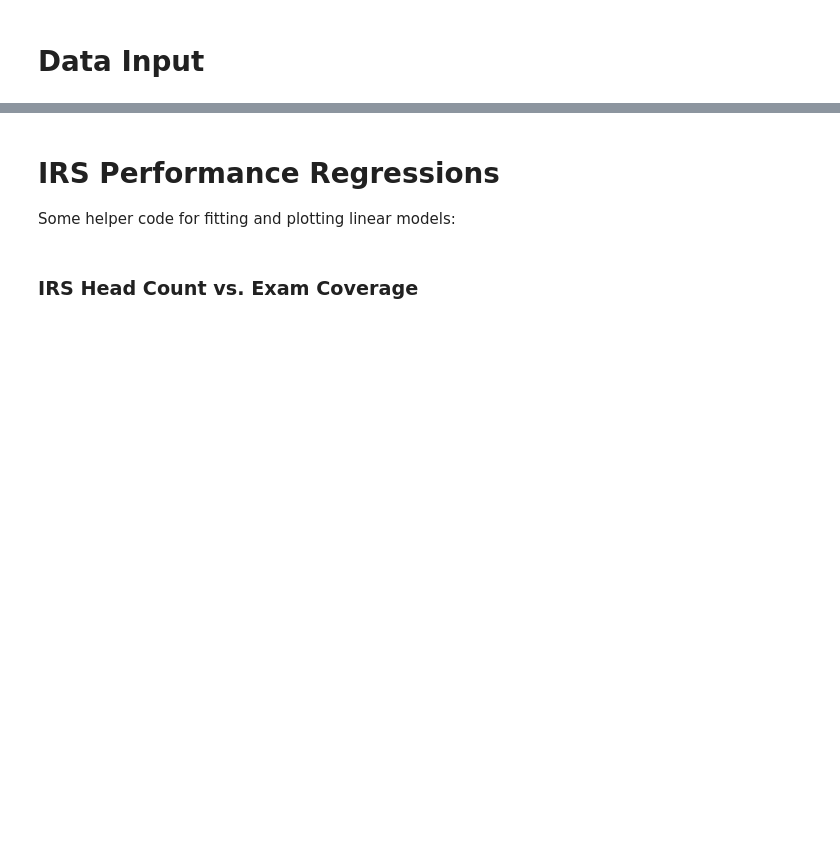
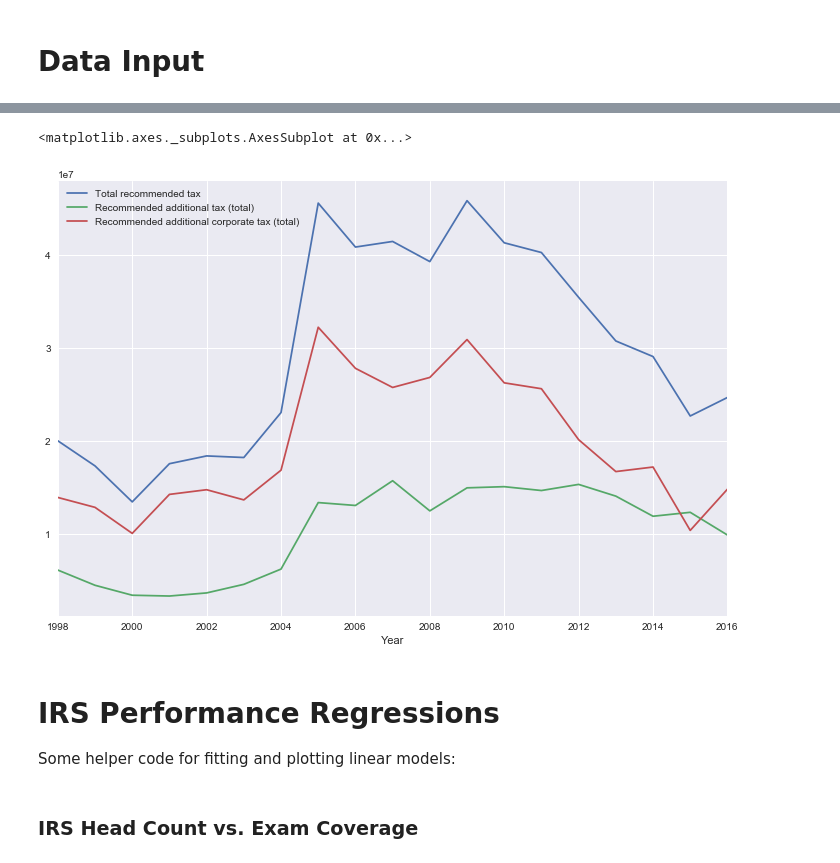
Before and after one commit to jimmyjwu/US_federal_government_performance, a Jupyter notebook: IRS Analysis.ipynb, the cells around one changed output, grey strips where cells are left out. Saved outputs shown, nothing was run; the diff lists cells and outputs as text; code cells hidden in the pictures; blank space fills up the shorter version.

```diff
--- a/IRS Analysis.ipynb
+++ b/IRS Analysis.ipynb
@@ -102,3 +109,8 @@ IRS["Corporate exam coverage"] = (IRS["Corporate returns examined (total)"] / IR
+# %%
+IRS[["Total recommended tax", "Recommended additional tax (total)", "Recommended additional corporate tax (total)"]].plot()
+# %% [output]
+<matplotlib.axes._subplots.AxesSubplot at 0x...>
+[figure, added]
 # %% [markdown]
 # IRS Performance Regressions
 
```
Also changed, not shown: parts of 2 cells of this notebook.
